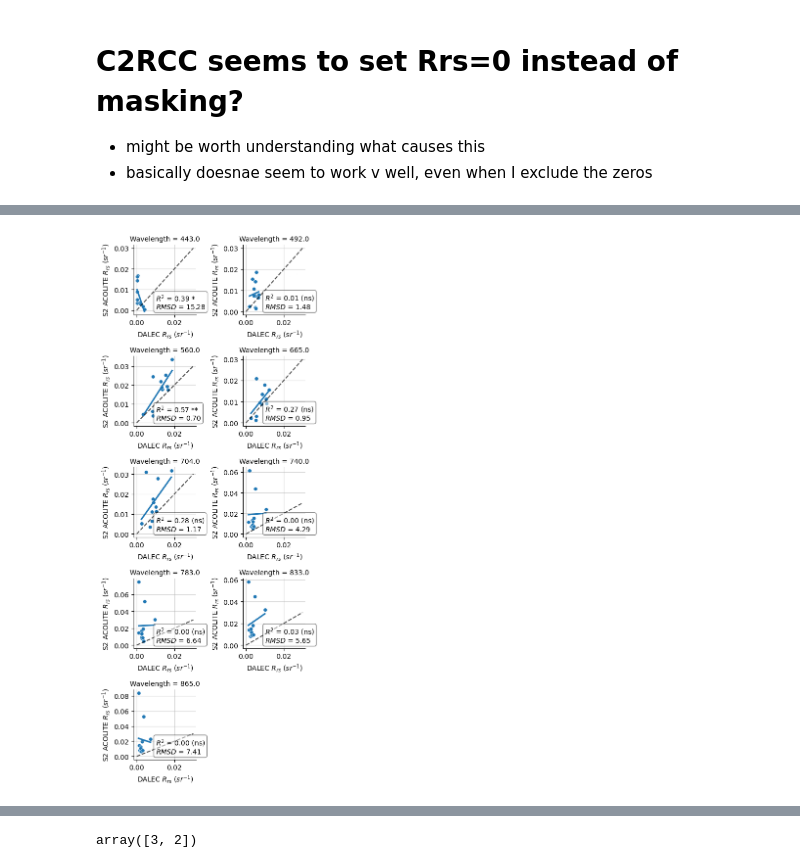
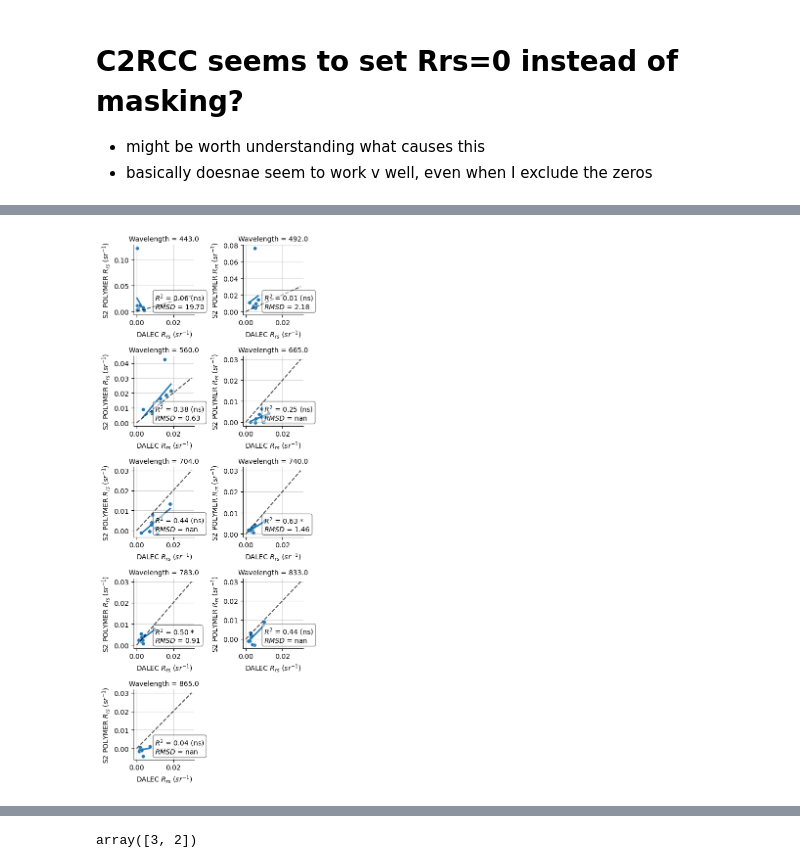
Before and after one commit to scmc72/DALEC_processing, a Jupyter notebook: S2_atmos_corr.ipynb, the cells around one changed output, grey strips where cells are left out. Drawn from its saved outputs; the diff is of its cells as text; code cells hidden in the pictures.

```diff
--- a/S2_atmos_corr.ipynb
+++ b/S2_atmos_corr.ipynb
@@ -240,7 +277,8 @@ root group (NETCDF4 data model, file format HDF5):
     variables(dimensions): float64 latitude(height, width), float64 longitude(height, width), uint16 bitmask(height, width), float32 Rnir(height, width), float32 Rgli(height, width), float32 logchl(he ...
     groups:
 # %%
-idpix_flags = SD_NC_loading.load_multiple_IDEPIXs('Polymer/idepix_subset_resample_full_s2/', coord, pixel_grid_shape=(3, 3))
+idpix_flags = SD_NC_loading.load_multiple_IDEPIXs('Polymer/idepix_subset_resample_full_s2/',
+                                                  coord, pixel_grid_shape=(3, 3))
 # %%
 idpix_flags
 # %% [output]
@@ -362,7 +439,3 @@ S2_acolite_med = S2_acolite_med.reset_index()
 # %%
-S2_polymer_med = S2_polymer_melt.drop(['location'], axis=1).groupby(['Date', 'date', 'Wavelength']).median()
-# S2_polymer_med.rename(columns={'Rrs':'Rrs_S2_polymer'}, inplace=True)
-# S2_polymer_med = S2_polymer_melt.reset_index()
+S2_polymer_med.rename(columns={'Rrs':'Polymer'}, inplace=True)
+S2_polymer_med = S2_polymer_med.reset_index()
-# %%
-S2_polymer_med.rename(columns={'Rrs':'Rrs_S2_polymer'}, inplace=True)
-S2_polymer_med = S2_polymer_med.reset_index()
@@ -567,6 +736,7 @@ dalec_S2_polymer
 # %%
-dalec_S2_c2rcc.Rrs_S2_c2rcc = dalec_S2_c2rcc.Rrs_S2_c2rcc.astype(float)
-dalec_S2_c2rcX.Rrs_S2_c2rcX = dalec_S2_c2rcX.Rrs_S2_c2rcX.astype(float)
-dalec_S2_acolite.Rrs_S2_acolite = dalec_S2_acolite.Rrs_S2_acolite.astype(float)
-dalec_S2_polymer.Rrs_S2_polymer = dalec_S2_polymer.Rrs_S2_polymer.astype(float)
+dalec_S2_c2rcc.C2RCC = dalec_S2_c2rcc.C2RCC_nets.astype(float)
+dalec_S2_c2rcc_CX.C2X_COMPLEX_nets = dalec_S2_c2rcc_CX.C2X_COMPLEX_nets.astype(float)
+dalec_S2_c2rcX.C2X_nets = dalec_S2_c2rcX.C2X_nets.astype(float)
+dalec_S2_acolite.Acolite = dalec_S2_acolite.Acolite.astype(float)
+dalec_S2_polymer.Polymer = dalec_S2_polymer.Polymer.astype(float)
 # %%
@@ -820,24 +1045,26 @@ p-val: 0.16348168073352934
 #                  )
 
 def annotate(data, x='Chl-a', y='sdfkjdf', order=1, plot=True, lims=None, **kws):
-    res = sp.stats.linregress(data.dropna()[x]**order, data.dropna()[y])
-    mae = MAE(data.dropna()[x], data.dropna()[y])
-    mape = MAPE(data.dropna()[x], data.dropna()[y])
-    rmsd = RMSD(data.dropna()[x], data.dropna()[y])
-    bias = SSPB(data.dropna()[x], data.dropna()[y])
-    mad = MAD(data.dropna()[x], data.dropna()[y])
-    mapd = MAPD(data.dropna()[x], data.dropna()[y])
-    mdsa = MDSA(data.dropna()[x], data.dropna()[y])
-    print('\nwavelength = ' + str(data.Wavelength.unique()))
-    print('MAE: '+ str(mae))
-    print('MAPE: ' + str(mape))
-    print('RMSD: ' + str(rmsd))
-    print('bias: ' + str(bias))
-    print('MAD: ' + str(mad))
-    print('MAPD: ' + str(mapd))
-    print('MDSA: ' + str(mdsa))
-    print('R2: ' + str(res.rvalue**2))
-    print('p-val: ' + str(res.pvalue))
+    X = np.array(data.dropna()[x], dtype=float)
+    Y = np.array(data.dropna()[y], dtype=float)
+    res = sp.stats.linregress(X**order, Y)
+#     mae = MAE(data.dropna()[x], data.dropna()[y])
+#     mape = MAPE(data.dropna()[x], data.dropna()[y])
+    rmsd = RMSD(X, Y)
+#     bias = SSPB(data.dropna()[x], data.dropna()[y])
+#     mad = MAD(data.dropna()[x], data.dropna()[y])
+#     mapd = MAPD(data.dropna()[x], data.dropna()[y])
+#     mdsa = MDSA(data.dropna()[x], data.dropna()[y])
+#     print('\nwavelength = ' + str(data.Wavelength.unique()))
+#     print('MAE: '+ str(mae))
+#     print('MAPE: ' + str(mape))
+#     print('RMSD: ' + str(rmsd))
+#     print('bias: ' + str(bias))
+#     print('MAD: ' + str(mad))
+#     print('MAPD: ' + str(mapd))
+#     print('MDSA: ' + str(mdsa))
+#     print('R2: ' + str(res.rvalue**2))
+#     print('p-val: ' + str(res.pvalue))
     psig = p_sig(res.pvalue)
 
     ax = plt.gca()
@@ -854,17 +1081,18 @@ def annotate(data, x='Chl-a', y='sdfkjdf', order=1, plot=True, lims=None, **kws)
     if plot:
         ax.plot([0.1, 100], [0.1, 100], 'k--', alpha=0.6)
 
-g = sns.lmplot(data=dalec_S2_acolite, col='Wavelength', col_wrap=2, height=2.3,
-                x='Rrs_DALEC', y='Rrs_S2_acolite', ci=None, scatter=False, sharey=False, sharex=False)
+g = sns.lmplot(data=dalec_S2_polymer, col='Wavelength', col_wrap=2, height=2.3,
+                x='Rrs_DALEC', y='Polymer', ci=None, scatter=False,
+               sharey=False, sharex=False)
 
-g.map_dataframe(sns.scatterplot, x='Rrs_DALEC', y='Rrs_S2_acolite',
+g.map_dataframe(sns.scatterplot, x='Rrs_DALEC', y='Polymer',
                 #style='Sat_ID',
                 #hue='year',
                 legend=True,
                 #style='date',
                 s=30)
 
-g.map_dataframe(annotate, x='Rrs_DALEC', y='Rrs_S2_acolite', plot=False)# lims=[0.1, 100])
+g.map_dataframe(annotate, x='Rrs_DALEC', y='Polymer', plot=False)# lims=[0.1, 100])
 
 
 for ax in g.axes.flat[:]:
@@ -873,7 +1101,7 @@ for ax in g.axes.flat[:]:
 #     ax.set_ylim(.3e-3, 0.06)
     ax.grid(alpha=0.5)
     ax.set_xlabel('DALEC $R_{rs}$ ($sr^{-1}$)')
-    ax.set_ylabel('S2 ACOLITE $R_{rs}$ ($sr^{-1}$)')
+    ax.set_ylabel('S2 POLYMER $R_{rs}$ ($sr^{-1}$)')
 
 
 # g.set(xscale="log")
@@ -907 +1118 @@ p-val: 0.8646842048148109
-[figure, old version]
+[figure, new version]
```
Also changed, not shown: parts of 94 cells of this notebook, 27 other files.
